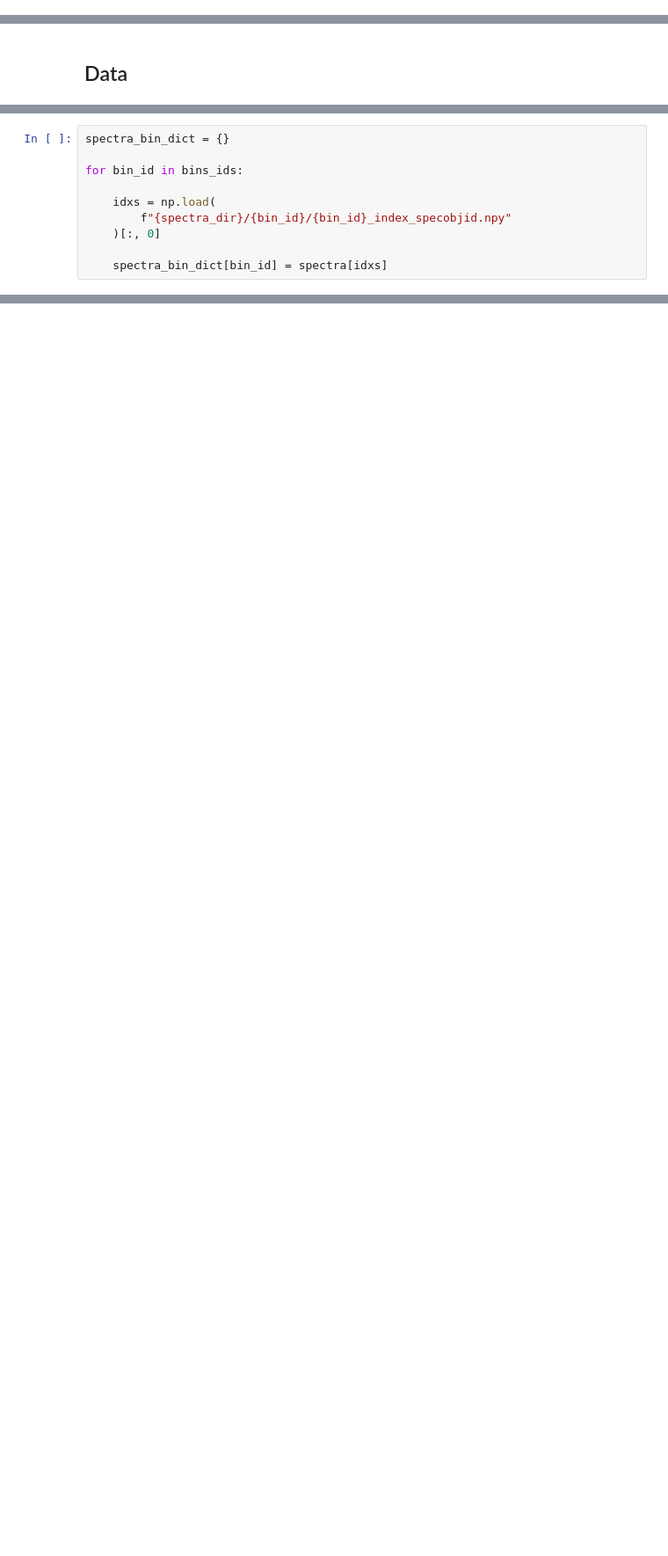
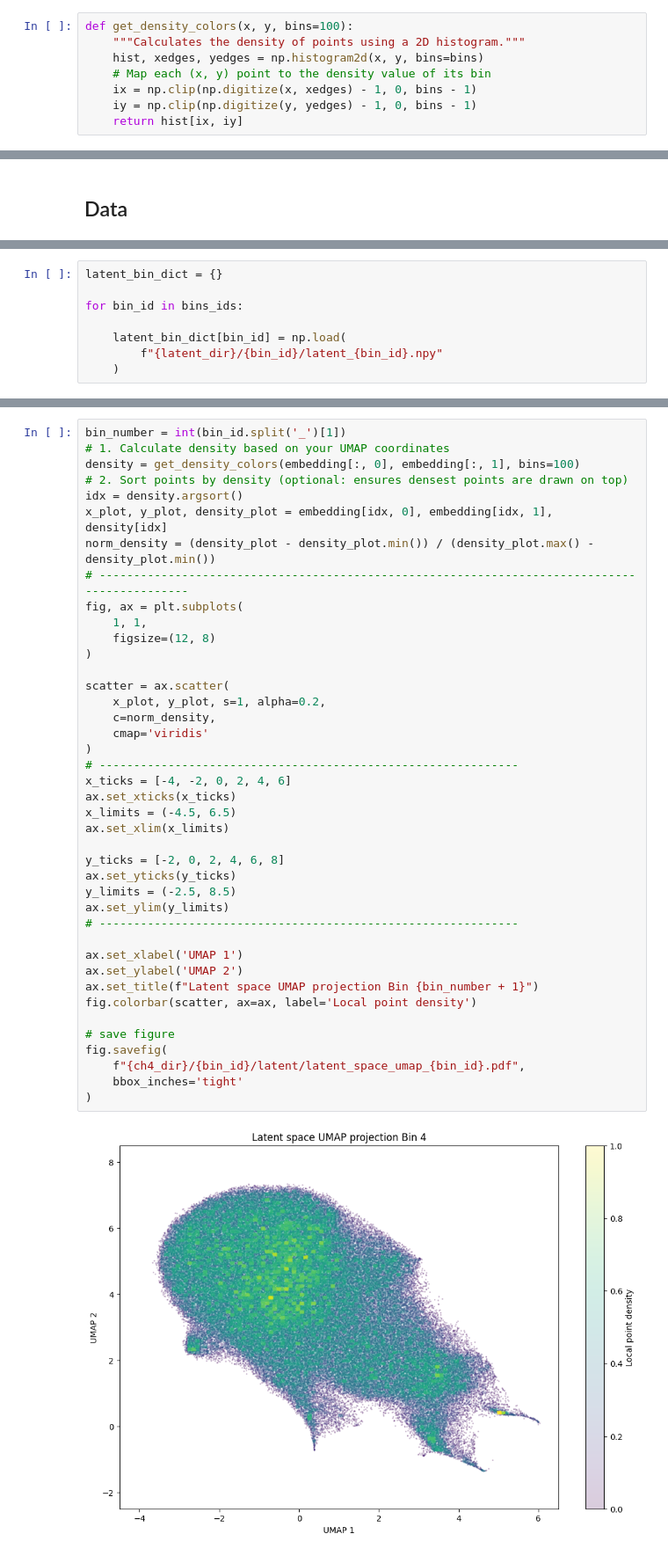
Before and after one commit to ed-ortizm/autoencoders, a Jupyter notebook: thesis/03_explore_latent_space.ipynb, the cells around one changed output, grey strips where cells are left out. Shown at 88% size. Saved outputs shown, nothing was run; the diff lists cells and outputs as text; blank space fills up the shorter version.

Commit message:
feature: plot umap embedings with density based color map

```diff
--- a/thesis/03_explore_latent_space.ipynb
+++ b/thesis/03_explore_latent_space.ipynb
@@ -35,3 +53,11 @@ meta = MetaData()
+# %%
+def get_density_colors(x, y, bins=100):
+    """Calculates the density of points using a 2D histogram."""
+    hist, xedges, yedges = np.histogram2d(x, y, bins=bins)
+    # Map each (x, y) point to the density value of its bin
+    ix = np.clip(np.digitize(x, xedges) - 1, 0, bins - 1)
+    iy = np.clip(np.digitize(y, yedges) - 1, 0, bins - 1)
+    return hist[ix, iy]
 # %% [markdown]
 # Config
 # %% [markdown]
@@ -70,10 +97,8 @@ idx_id_spec = np.load(
 # %%
-spectra_bin_dict = {}
+latent_bin_dict = {}
 
 for bin_id in bins_ids:
 
-    idxs = np.load(
-        f"{spectra_dir}/{bin_id}/{bin_id}_index_specobjid.npy"
-    )[:, 0]
-
-    spectra_bin_dict[bin_id] = spectra[idxs]
+    latent_bin_dict[bin_id] = np.load(
+        f"{latent_dir}/{bin_id}/latent_{bin_id}.npy"
+    )
@@ -121,0 +255,43 @@ Encode bin_03 with /home/elom/phd/code/models/bin_03/winner
+# %%
+bin_number = int(bin_id.split('_')[1])
+# 1. Calculate density based on your UMAP coordinates
+density = get_density_colors(embedding[:, 0], embedding[:, 1], bins=100)
+# 2. Sort points by density (optional: ensures densest points are drawn on top)
+idx = density.argsort()
+x_plot, y_plot, density_plot = embedding[idx, 0], embedding[idx, 1], density[idx]
+norm_density = (density_plot - density_plot.min()) / (density_plot.max() - density_plot.min())
+# ---------------------------------------------------------------------------------------------
+fig, ax = plt.subplots(
+    1, 1,
+    figsize=(12, 8)
+)
+
+scatter = ax.scatter(
+    x_plot, y_plot, s=1, alpha=0.2,
+    c=norm_density,
+    cmap='viridis'
+)
+# -------------------------------------------------------------
+x_ticks = [-4, -2, 0, 2, 4, 6]
+ax.set_xticks(x_ticks)
+x_limits = (-4.5, 6.5)
+ax.set_xlim(x_limits)
+
+y_ticks = [-2, 0, 2, 4, 6, 8]
+ax.set_yticks(y_ticks)
+y_limits = (-2.5, 8.5)
+ax.set_ylim(y_limits)
+# -------------------------------------------------------------
+
+ax.set_xlabel('UMAP 1')
+ax.set_ylabel('UMAP 2')
+ax.set_title(f"Latent space UMAP projection Bin {bin_number + 1}")
+fig.colorbar(scatter, ax=ax, label='Local point density')
+
+# save figure
+fig.savefig(
+    f"{ch4_dir}/{bin_id}/latent/latent_space_umap_{bin_id}.pdf",
+    bbox_inches='tight'
+)
+# %% [output]
+[figure, added]
```
Also changed, not shown: parts of 30 cells of this notebook.
